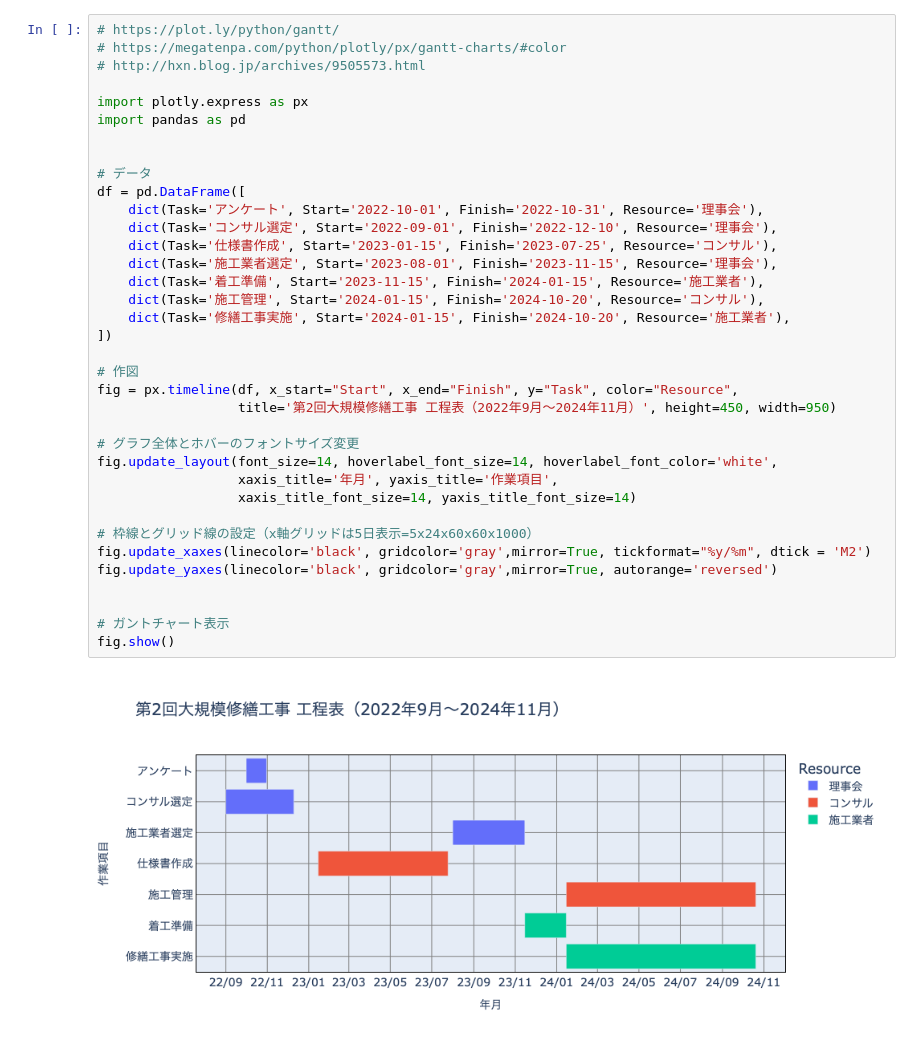
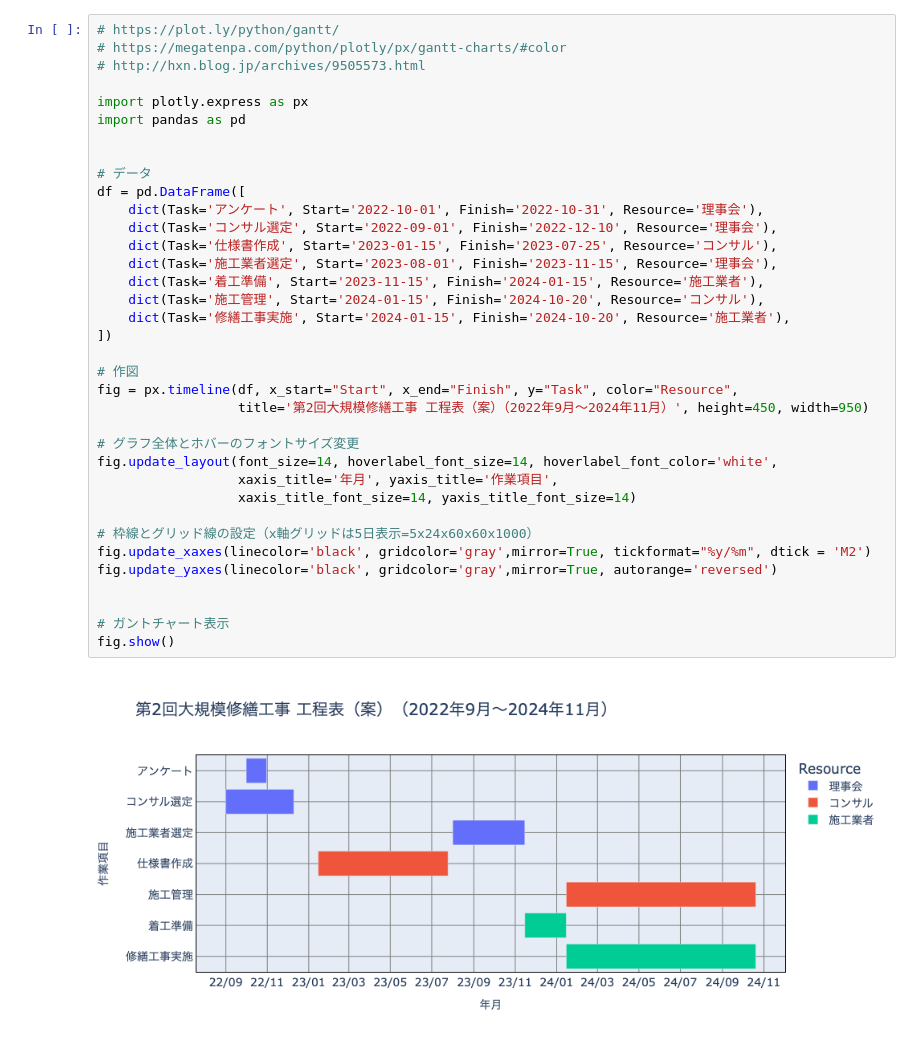
Before and after one commit to gotonorio/long_term_repair_plan, a Jupyter notebook: ltrp.ipynb, the cells around one changed output. Saved outputs shown, nothing was run; the diff lists cells and outputs as text.

```diff
--- a/ltrp.ipynb
+++ b/ltrp.ipynb
@@ -7,32 +7,32 @@ import plotly.express as px
 import pandas as pd
 
 
 # データ
 df = pd.DataFrame([
     dict(Task='アンケート', Start='2022-10-01', Finish='2022-10-31', Resource='理事会'),
     dict(Task='コンサル選定', Start='2022-09-01', Finish='2022-12-10', Resource='理事会'),
     dict(Task='仕様書作成', Start='2023-01-15', Finish='2023-07-25', Resource='コンサル'),
     dict(Task='施工業者選定', Start='2023-08-01', Finish='2023-11-15', Resource='理事会'),
     dict(Task='着工準備', Start='2023-11-15', Finish='2024-01-15', Resource='施工業者'),
     dict(Task='施工管理', Start='2024-01-15', Finish='2024-10-20', Resource='コンサル'),
     dict(Task='修繕工事実施', Start='2024-01-15', Finish='2024-10-20', Resource='施工業者'),
 ])
 
 # 作図
 fig = px.timeline(df, x_start="Start", x_end="Finish", y="Task", color="Resource",
-                  title='第2回大規模修繕工事 工程表（2022年9月〜2024年11月）', height=450, width=950)
+                  title='第2回大規模修繕工事 工程表（案）（2022年9月〜2024年11月）', height=450, width=950)
 
 # グラフ全体とホバーのフォントサイズ変更
 fig.update_layout(font_size=14, hoverlabel_font_size=14, hoverlabel_font_color='white',
                   xaxis_title='年月', yaxis_title='作業項目',
                   xaxis_title_font_size=14, yaxis_title_font_size=14)
 
 # 枠線とグリッド線の設定（x軸グリッドは5日表示=5x24x60x60x1000）
 fig.update_xaxes(linecolor='black', gridcolor='gray',mirror=True, tickformat="%y/%m", dtick = 'M2')
 fig.update_yaxes(linecolor='black', gridcolor='gray',mirror=True, autorange='reversed')
 
 
 # ガントチャート表示
 fig.show()
 # %% [output]
-[figure, old version]
+[figure, new version]
```
